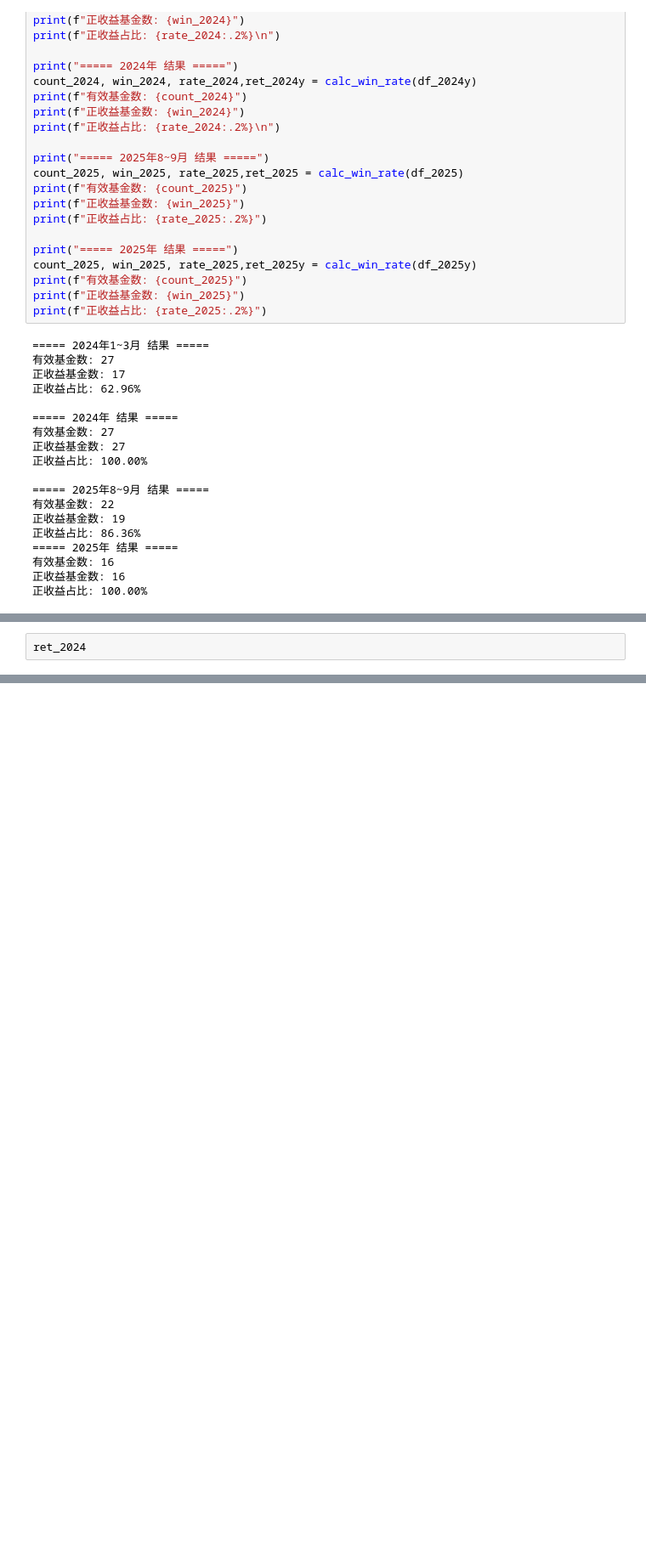
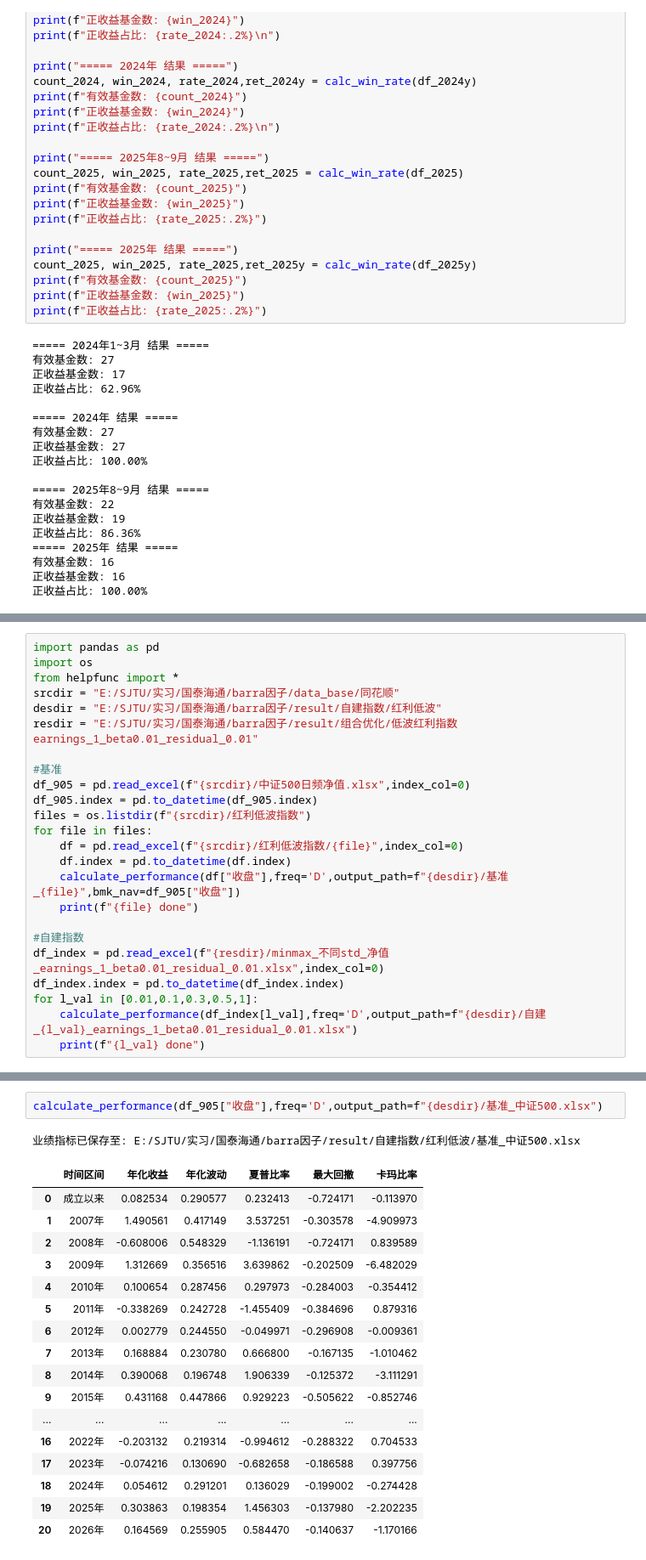
Before and after one commit to LeeSXS23456/REPOSITORY, a Jupyter notebook: data_extract.ipynb, the cells around one changed output, grey strips where cells are left out. Shown at 85% size. Cells and saved outputs as stored; diff of their text form; blank space fills up the shorter version.

```diff
--- a/data_extract.ipynb
+++ b/data_extract.ipynb
@@ -366,3 +368,25 @@ print(f"正收益占比: {rate_2025:.2%}")
 # %%
-ret_2024
+import pandas as pd
+import os
+from helpfunc import *
+srcdir = "E:/SJTU/实习/国泰海通/barra因子/data_base/同花顺"
+desdir = "E:/SJTU/实习/国泰海通/barra因子/result/自建指数/红利低波"
+resdir = "E:/SJTU/实习/国泰海通/barra因子/result/组合优化/低波红利指数earnings_1_beta0.01_residual_0.01"
+
+#基准
+df_905 = pd.read_excel(f"{srcdir}/中证500日频净值.xlsx",index_col=0)
+df_905.index = pd.to_datetime(df_905.index)
+files = os.listdir(f"{srcdir}/红利低波指数")
+for file in files:
+    df = pd.read_excel(f"{srcdir}/红利低波指数/{file}",index_col=0)
+    df.index = pd.to_datetime(df.index)
+    calculate_performance(df["收盘"],freq='D',output_path=f"{desdir}/基准_{file}",bmk_nav=df_905["收盘"])
+    print(f"{file} done")
+
+#自建指数
+df_index = pd.read_excel(f"{resdir}/minmax_不同std_净值_earnings_1_beta0.01_residual_0.01.xlsx",index_col=0)
+df_index.index = pd.to_datetime(df_index.index)
+for l_val in [0.01,0.1,0.3,0.5,1]:
+    calculate_performance(df_index[l_val],freq='D',output_path=f"{desdir}/自建_{l_val}_earnings_1_beta0.01_residual_0.01.xlsx")
+    print(f"{l_val} done")
 # %% [output]
@@ -385,0 +410,21 @@ dtype: float64
+# %%
+calculate_performance(df_905["收盘"],freq='D',output_path=f"{desdir}/基准_中证500.xlsx")
+# %% [output]
+业绩指标已保存至: E:/SJTU/实习/国泰海通/barra因子/result/自建指数/红利低波/基准_中证500.xlsx
+|  | 时间区间 | 年化收益 | 年化波动 | 夏普比率 | 最大回撤 | 卡玛比率 |
+| 0 | 成立以来 | 0.082534 | 0.290577 | 0.232413 | -0.724171 | -0.113970 |
+| 1 | 2007年 | 1.490561 | 0.417149 | 3.537251 | -0.303578 | -4.909973 |
+| 2 | 2008年 | -0.608006 | 0.548329 | -1.136191 | -0.724171 | 0.839589 |
+| 3 | 2009年 | 1.312669 | 0.356516 | 3.639862 | -0.202509 | -6.482029 |
+| 4 | 2010年 | 0.100654 | 0.287456 | 0.297973 | -0.284003 | -0.354412 |
+| 5 | 2011年 | -0.338269 | 0.242728 | -1.455409 | -0.384696 | 0.879316 |
+| 6 | 2012年 | 0.002779 | 0.244550 | -0.049971 | -0.296908 | -0.009361 |
+| 7 | 2013年 | 0.168884 | 0.230780 | 0.666800 | -0.167135 | -1.010462 |
+| 8 | 2014年 | 0.390068 | 0.196748 | 1.906339 | -0.125372 | -3.111291 |
+| 9 | 2015年 | 0.431168 | 0.447866 | 0.929223 | -0.505622 | -0.852746 |
+| ... | ... | ... | ... | ... | ... | ... |
+| 16 | 2022年 | -0.203132 | 0.219314 | -0.994612 | -0.288322 | 0.704533 |
+| 17 | 2023年 | -0.074216 | 0.130690 | -0.682658 | -0.186588 | 0.397756 |
+| 18 | 2024年 | 0.054612 | 0.291201 | 0.136029 | -0.199002 | -0.274428 |
+| 19 | 2025年 | 0.303863 | 0.198354 | 1.456303 | -0.137980 | -2.202235 |
+| 20 | 2026年 | 0.164569 | 0.255905 | 0.584470 | -0.140637 | -1.170166 |
```
Also changed, not shown: parts of 15 cells of this notebook.
